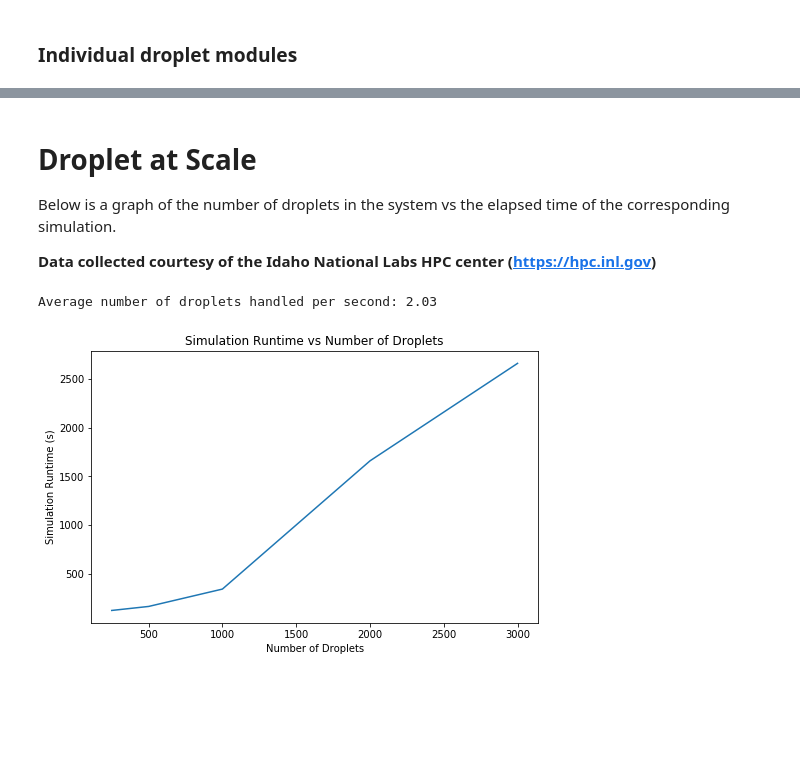
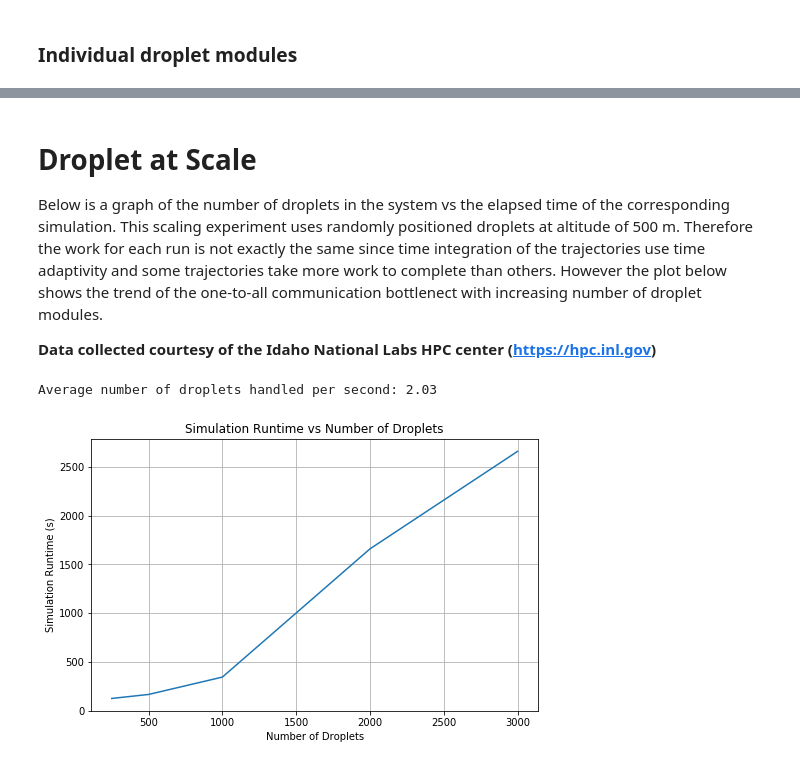
Before and after one commit to dpploy/cortix-nb, a Jupyter notebook: run_droplet_swirl.ipynb, the cells around one changed output, grey strips where cells are left out. Drawn from its saved outputs; the diff is of its cells as text; code cells hidden in the pictures; blank space fills up the shorter version.

```diff
--- a/run_droplet_swirl.ipynb
+++ b/run_droplet_swirl.ipynb
@@ -308,25 +308,27 @@ rad. pos. unit =  m
 # Droplet at Scale
 
 Below is a graph of the number of droplets in the system vs the elapsed time of the corresponding simulation.
+This scaling experiment uses randomly positioned droplets at altitude of 500 m. Therefore the work for each run is not exactly the same since time integration of the trajectories use time adaptivity and some trajectories take more work to complete than others. However the plot below shows the trend of the one-to-all communication bottlenect with increasing number of droplet modules.
 
 **Data collected courtesy of the Idaho National Labs HPC center (https://hpc.inl.gov)**
 # %%
 import matplotlib.pyplot as plt
 
 # Droplet number vs Simulation runtimes
 droplet_run_times = [(250, 127), (500, 168), (1000, 346), (2000, 1660), (3000, 2659.24)]
 
 # Calculate the average runtime per droplet
 drops_per_sec = [x/y for (x,y) in droplet_run_times]
 avg_drop_per_sec = sum(drops_per_sec) / len(drops_per_sec)
 print("Average number of droplets handled per second: %.2f" % avg_drop_per_sec)
 
 plt.plot([x for (x, y) in droplet_run_times], [y for (x, y) in droplet_run_times])
 plt.title("Simulation Runtime vs Number of Droplets")
 plt.xlabel("Number of Droplets")
 plt.ylabel("Simulation Runtime (s)")
 plt.savefig("droplet_trend.png")
+plt.grid()
 plt.show()
 # %% [output]
 Average number of droplets handled per second: 2.03
-[figure, old version]
+[figure, new version]
```
Also changed, not shown: parts of 7 cells of this notebook.
